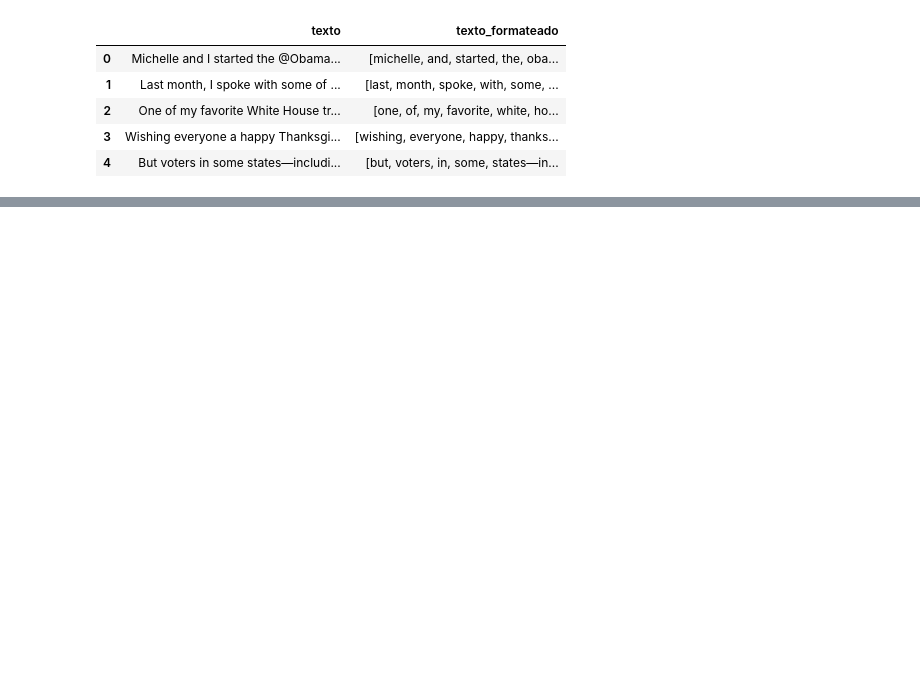
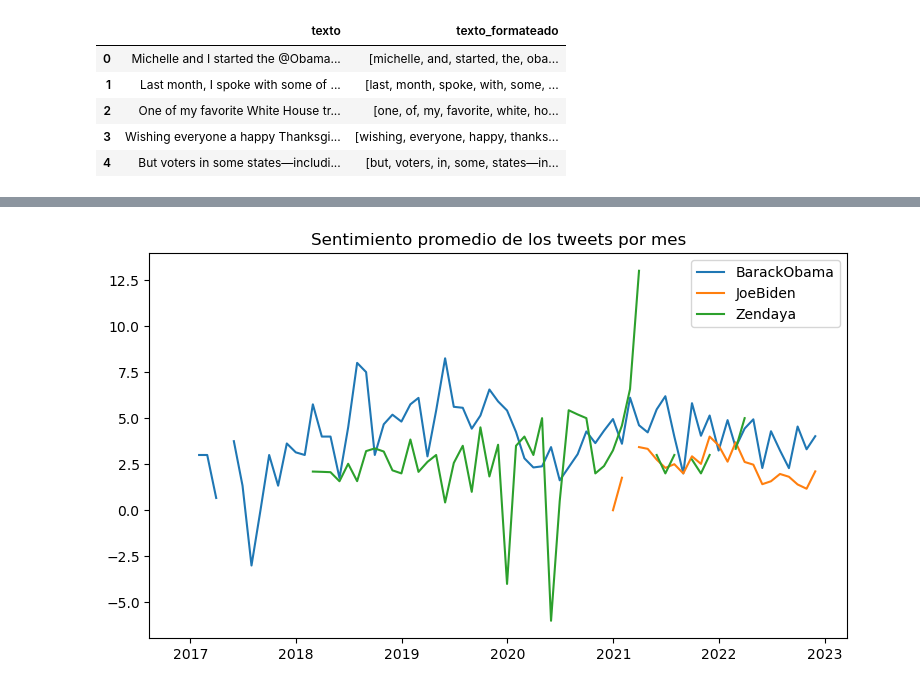
Before and after one commit to EduardoSanchezZ/Proyecto_Final, a Jupyter notebook: src/Proyecto final.ipynb, the cells around one changed output, grey strips where cells are left out. Cells and saved outputs as stored; diff of their text form; code cells hidden in the pictures; blank space fills up the shorter version.

```diff
--- a/src/Proyecto final.ipynb
+++ b/src/Proyecto final.ipynb
@@ -401,5 +171,0 @@ X_train, X_test, y_train, y_test = train_test_split(
-# %%
-value, counts = np.unique(y_train, return_counts=True)
-print(dict(zip(value, 100 * counts / sum(counts))))
-value, counts = np.unique(y_test, return_counts=True)
-print(dict(zip(value, 100 * counts / sum(counts))))
@@ -643,11 +171,0 @@ tweets_sentimientos.head()
-# %%
-def perfil_sentimientos(df):
-    print(autor)
-    print("=" * 12)
-    print(f"Positivos: {round(100 * np.mean(df.sentimiento > 0), 2)}")
-    print(f"Neutros  : {round(100 * np.mean(df.sentimiento == 0), 2)}")
-    print(f"Negativos: {round(100 * np.mean(df.sentimiento < 0), 2)}")
-    print(" ")
-
-for autor, df in tweets_sentimientos.groupby("autor"):
-    perfil_sentimientos(df)
@@ -684,0 +299,13 @@ ax.legend();
+# %%
+tweets_sentimientos = pd.merge(left = tweets_tidy,
+                               right = lexicon,
+                               left_on = "token",
+                               right_on = "termino",
+                               how = "inner")
+
+tweets_sentimientos = tweets_sentimientos.drop(columns = "termino")
+
+tweets_sentimientos = tweets_sentimientos[["autor","fecha", "id", "sentimiento"]] \
+                      .groupby(["autor", "fecha", "id"])\
+                      .sum().reset_index()
+tweets_sentimientos.head()
@@ -684,0 +321,3 @@ ax.legend();
+# %%
+for autor, df in tweets_sentimientos.groupby("autor"):
+    sentimientos(df)
@@ -684,0 +345,13 @@ ax.legend();
+# %%
+fig, ax = plt.subplots(figsize=(9, 5))
+
+for autor in tweets_sentimientos.autor.unique():
+    df = tweets_sentimientos[tweets_sentimientos.autor == autor].copy()
+    df = df.set_index("fecha")
+    df = df[['sentimiento']].resample('1M').mean()
+    ax.plot(df.index, df.sentimiento, label=autor)
+
+ax.set_title("Sentimiento promedio de los tweets por mes")
+ax.legend();
+# %% [output]
+[figure, added]
```
Also changed, not shown: parts of 65 cells of this notebook.
